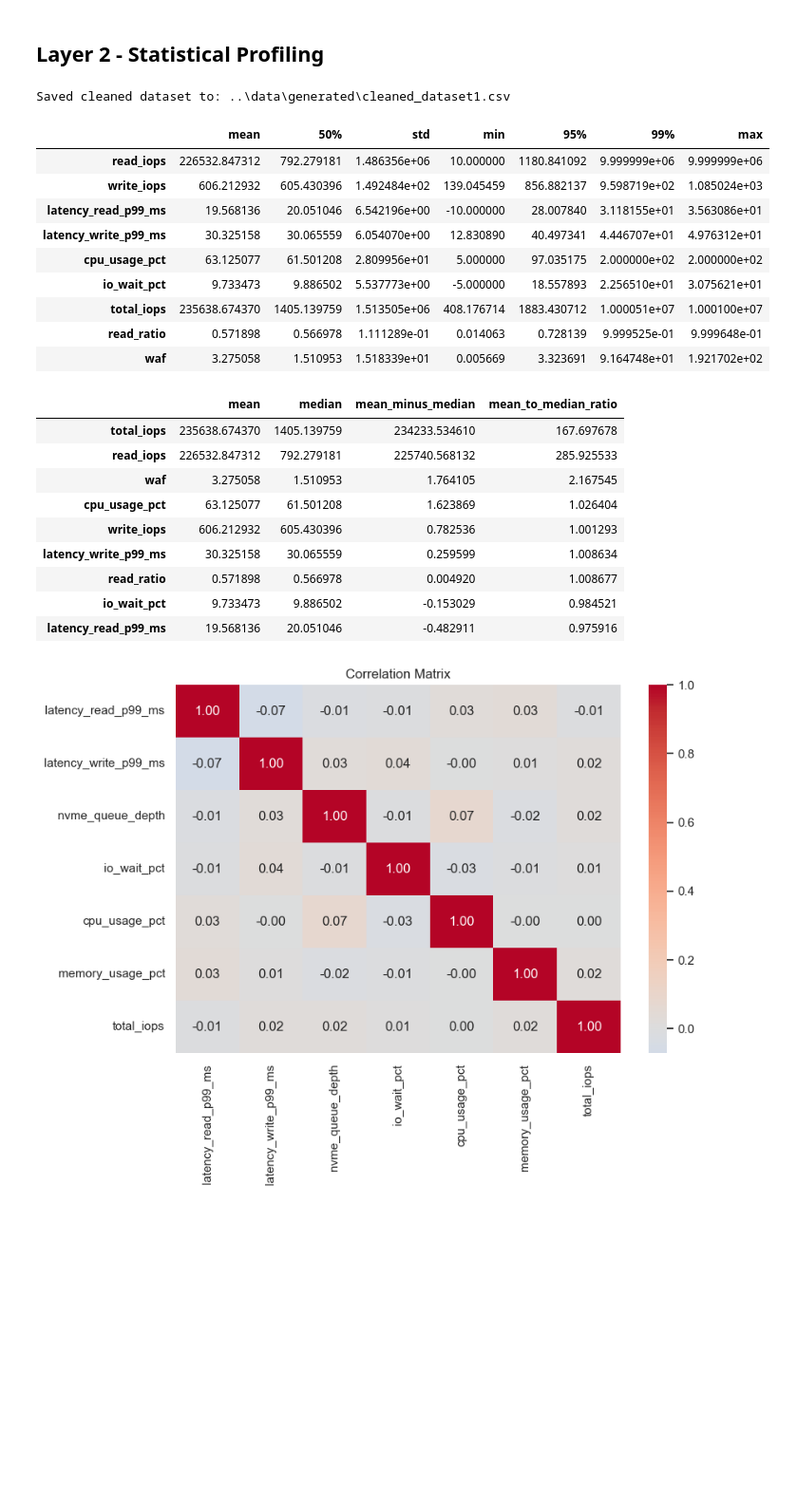
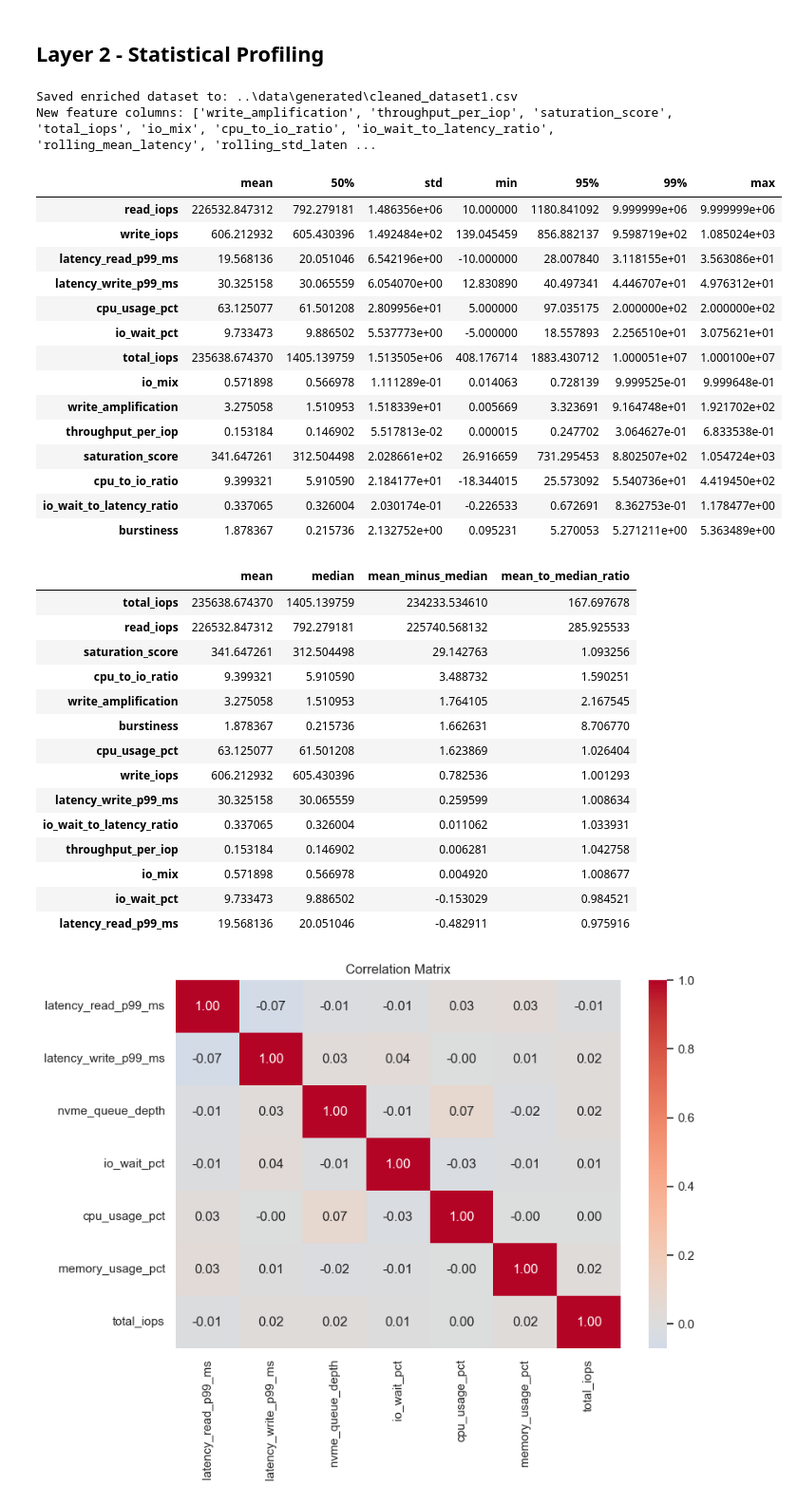
Before and after one commit to Rakesh9759/SSD_Analytics, a Jupyter notebook: notebooks/04_validation_profiling_detection.ipynb, the cells around one changed output. Shown at 95% size. Cells and saved outputs as stored; diff of their text form; code cells hidden in the pictures; blank space fills up the shorter version.

Commit message:
fix: resolve rolling feature datetime check and align notebook feature columns

```diff
--- a/notebooks/04_validation_profiling_detection.ipynb
+++ b/notebooks/04_validation_profiling_detection.ipynb
@@ -239,45 +239,55 @@ dq
 ## Layer 2 - Statistical Profiling
 # %%
 import sys
+import importlib
 from pathlib import Path
+
 sys.path.insert(0, str(Path('..').resolve()))
 
-from src.features.feature_engineering import build_features
+import src.features.feature_engineering as feature_engineering
+importlib.reload(feature_engineering)
+build_features = feature_engineering.build_features
 
 # Apply all feature engineering — replaces the inline feature block
 workload_profile = build_features(workload_profile)
 
 # Persist the enriched + cleaned dataset
 workload_profile.to_csv(CLEANED_OUTPUT_PATH, index=False)
 print('Saved enriched dataset to:', CLEANED_OUTPUT_PATH)
 print('New feature columns:', [
     'write_amplification', 'throughput_per_iop', 'saturation_score',
     'total_iops', 'io_mix', 'cpu_to_io_ratio', 'io_wait_to_latency_ratio',
     'rolling_mean_latency', 'rolling_std_latency',
     'rolling_mean_iops', 'rolling_std_iops', 'burstiness',
 ])
 
 profile_cols = [
     'read_iops', 'write_iops', 'latency_read_p99_ms', 'latency_write_p99_ms',
     'cpu_usage_pct', 'io_wait_pct', 'total_iops', 'io_mix',
     'write_amplification', 'throughput_per_iop', 'saturation_score',
     'cpu_to_io_ratio', 'io_wait_to_latency_ratio', 'burstiness',
 ]
 
 distribution_summary = workload_profile[profile_cols].describe(percentiles=[0.5, 0.95, 0.99]).T
 distribution_summary[['mean', '50%', 'std', 'min', '95%', '99%', 'max']]
 # %% [output]
-Saved cleaned dataset to: ..\data\generated\cleaned_dataset1.csv
+Saved enriched dataset to: ..\data\generated\cleaned_dataset1.csv
+New feature columns: ['write_amplification', 'throughput_per_iop', 'saturation_score', 'total_iops', 'io_mix', 'cpu_to_io_ratio', 'io_wait_to_latency_ratio', 'rolling_mean_latency', 'rolling_std_laten ...
 |  | mean | 50% | std | min | 95% | 99% | max |
 | read_iops | 226532.847312 | 792.279181 | 1.486356e+06 | 10.000000 | 1180.841092 | 9.999999e+06 | 9.999999e+06 |
 | write_iops | 606.212932 | 605.430396 | 1.492484e+02 | 139.045459 | 856.882137 | 9.598719e+02 | 1.085024e+03 |
 | latency_read_p99_ms | 19.568136 | 20.051046 | 6.542196e+00 | -10.000000 | 28.007840 | 3.118155e+01 | 3.563086e+01 |
 | latency_write_p99_ms | 30.325158 | 30.065559 | 6.054070e+00 | 12.830890 | 40.497341 | 4.446707e+01 | 4.976312e+01 |
 | cpu_usage_pct | 63.125077 | 61.501208 | 2.809956e+01 | 5.000000 | 97.035175 | 2.000000e+02 | 2.000000e+02 |
 | io_wait_pct | 9.733473 | 9.886502 | 5.537773e+00 | -5.000000 | 18.557893 | 2.256510e+01 | 3.075621e+01 |
 | total_iops | 235638.674370 | 1405.139759 | 1.513505e+06 | 408.176714 | 1883.430712 | 1.000051e+07 | 1.000100e+07 |
-| read_ratio | 0.571898 | 0.566978 | 1.111289e-01 | 0.014063 | 0.728139 | 9.999525e-01 | 9.999648e-01 |
-| waf | 3.275058 | 1.510953 | 1.518339e+01 | 0.005669 | 3.323691 | 9.164748e+01 | 1.921702e+02 |
+| io_mix | 0.571898 | 0.566978 | 1.111289e-01 | 0.014063 | 0.728139 | 9.999525e-01 | 9.999648e-01 |
+| write_amplification | 3.275058 | 1.510953 | 1.518339e+01 | 0.005669 | 3.323691 | 9.164748e+01 | 1.921702e+02 |
+| throughput_per_iop | 0.153184 | 0.146902 | 5.517813e-02 | 0.000015 | 0.247702 | 3.064627e-01 | 6.833538e-01 |
+| saturation_score | 341.647261 | 312.504498 | 2.028661e+02 | 26.916659 | 731.295453 | 8.802507e+02 | 1.054724e+03 |
+| cpu_to_io_ratio | 9.399321 | 5.910590 | 2.184177e+01 | -18.344015 | 25.573092 | 5.540736e+01 | 4.419450e+02 |
+| io_wait_to_latency_ratio | 0.337065 | 0.326004 | 2.030174e-01 | -0.226533 | 0.672691 | 8.362753e-01 | 1.178477e+00 |
+| burstiness | 1.878367 | 0.215736 | 2.132752e+00 | 0.095231 | 5.270053 | 5.271211e+00 | 5.363489e+00 |
 # %%
 # 2.2 Skew detection
 skew_df = pd.DataFrame({
@@ -291,11 +301,16 @@ skew_df.sort_values('mean_minus_median', ascending=False)
 |  | mean | median | mean_minus_median | mean_to_median_ratio |
 | total_iops | 235638.674370 | 1405.139759 | 234233.534610 | 167.697678 |
 | read_iops | 226532.847312 | 792.279181 | 225740.568132 | 285.925533 |
-| waf | 3.275058 | 1.510953 | 1.764105 | 2.167545 |
+| saturation_score | 341.647261 | 312.504498 | 29.142763 | 1.093256 |
+| cpu_to_io_ratio | 9.399321 | 5.910590 | 3.488732 | 1.590251 |
+| write_amplification | 3.275058 | 1.510953 | 1.764105 | 2.167545 |
+| burstiness | 1.878367 | 0.215736 | 1.662631 | 8.706770 |
 | cpu_usage_pct | 63.125077 | 61.501208 | 1.623869 | 1.026404 |
 | write_iops | 606.212932 | 605.430396 | 0.782536 | 1.001293 |
 | latency_write_p99_ms | 30.325158 | 30.065559 | 0.259599 | 1.008634 |
-| read_ratio | 0.571898 | 0.566978 | 0.004920 | 1.008677 |
+| io_wait_to_latency_ratio | 0.337065 | 0.326004 | 0.011062 | 1.033931 |
+| throughput_per_iop | 0.153184 | 0.146902 | 0.006281 | 1.042758 |
+| io_mix | 0.571898 | 0.566978 | 0.004920 | 1.008677 |
 | io_wait_pct | 9.733473 | 9.886502 | -0.153029 | 0.984521 |
 | latency_read_p99_ms | 19.568136 | 20.051046 | -0.482911 | 0.975916 |
 # %%
```
Also changed, not shown: parts of 3 cells of this notebook, 1 other file.
